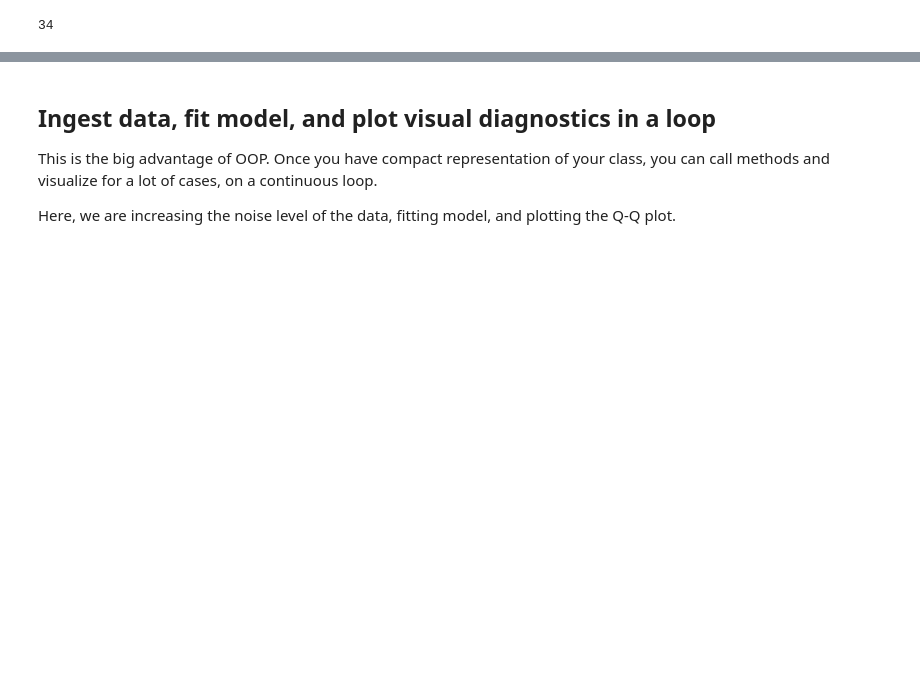
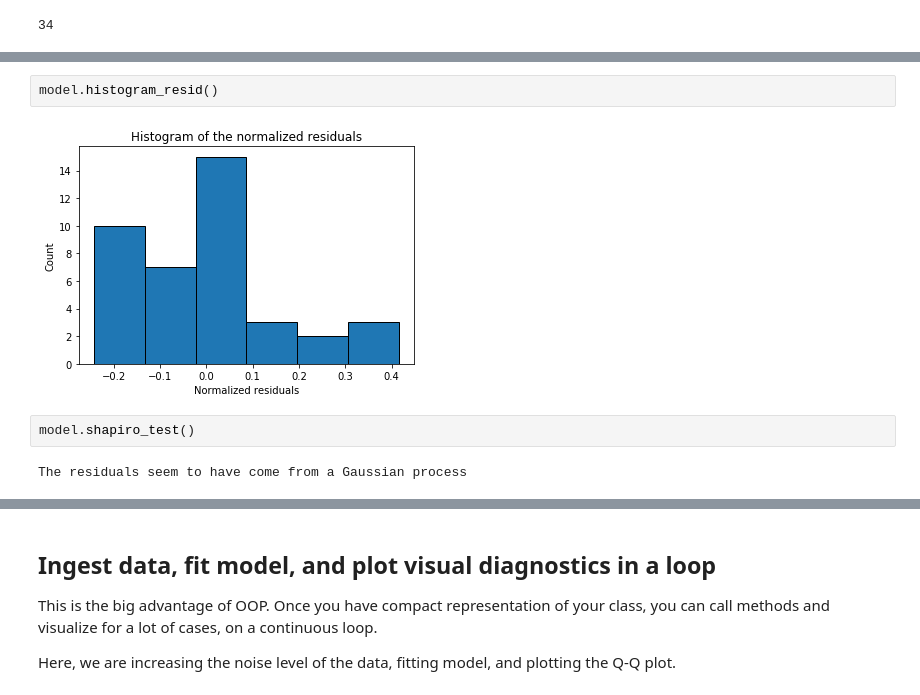
Before and after one commit to erikapat/OOP, a Jupyter notebook: Python/Example3.ipynb, the cells around one changed output, grey strips where cells are left out. Saved outputs shown, nothing was run; the diff lists cells and outputs as text; blank space fills up the shorter version.

```diff
--- a/Python/Example3.ipynb
+++ b/Python/Example3.ipynb
@@ -118,0 +129,8 @@ model.fitted_vs_residual()
+# %%
+model.histogram_resid()
+# %% [output]
+[figure, added]
+# %%
+model.shapiro_test()
+# %% [output]
+The residuals seem to have come from a Gaussian process
```
Also changed, not shown: parts of 30 cells of this notebook.
